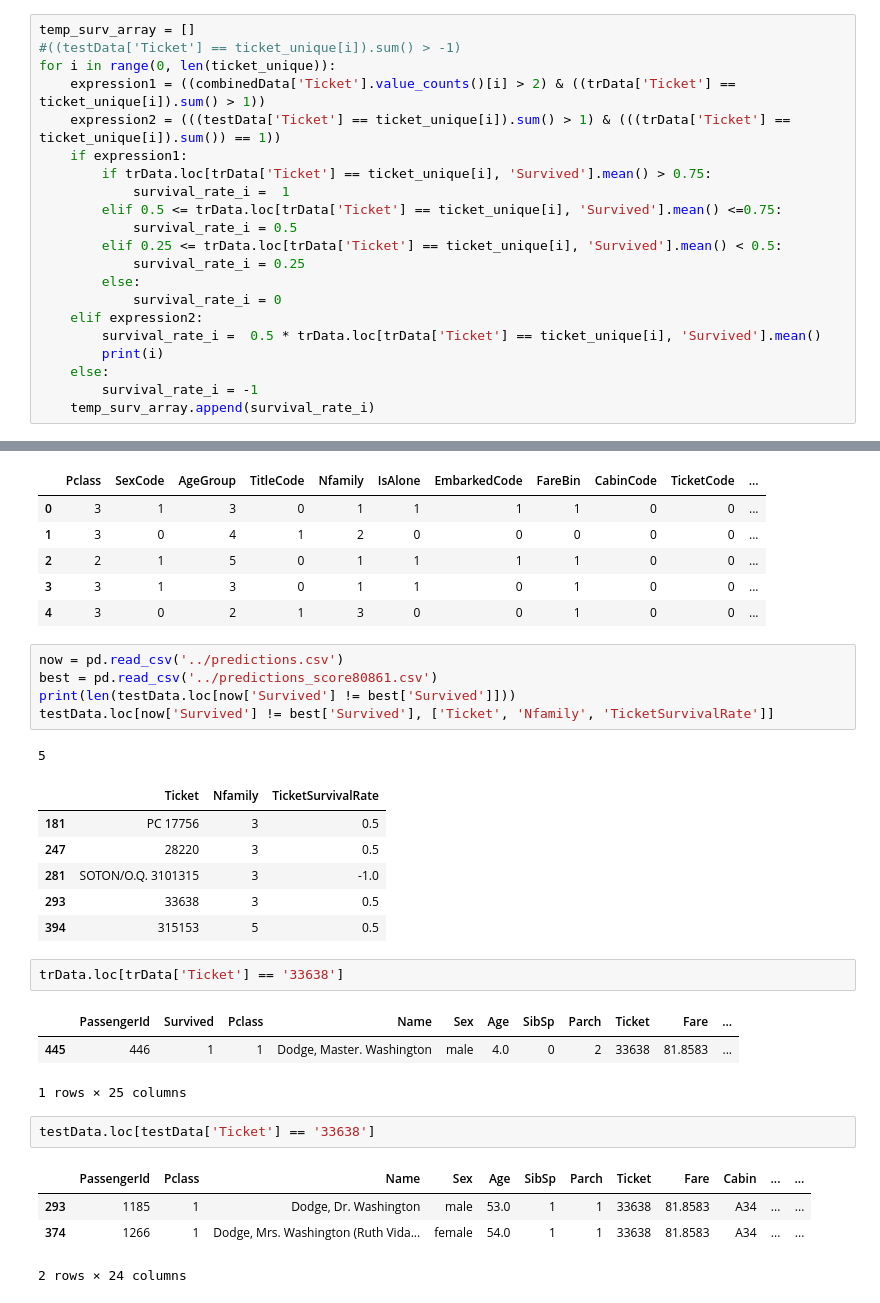
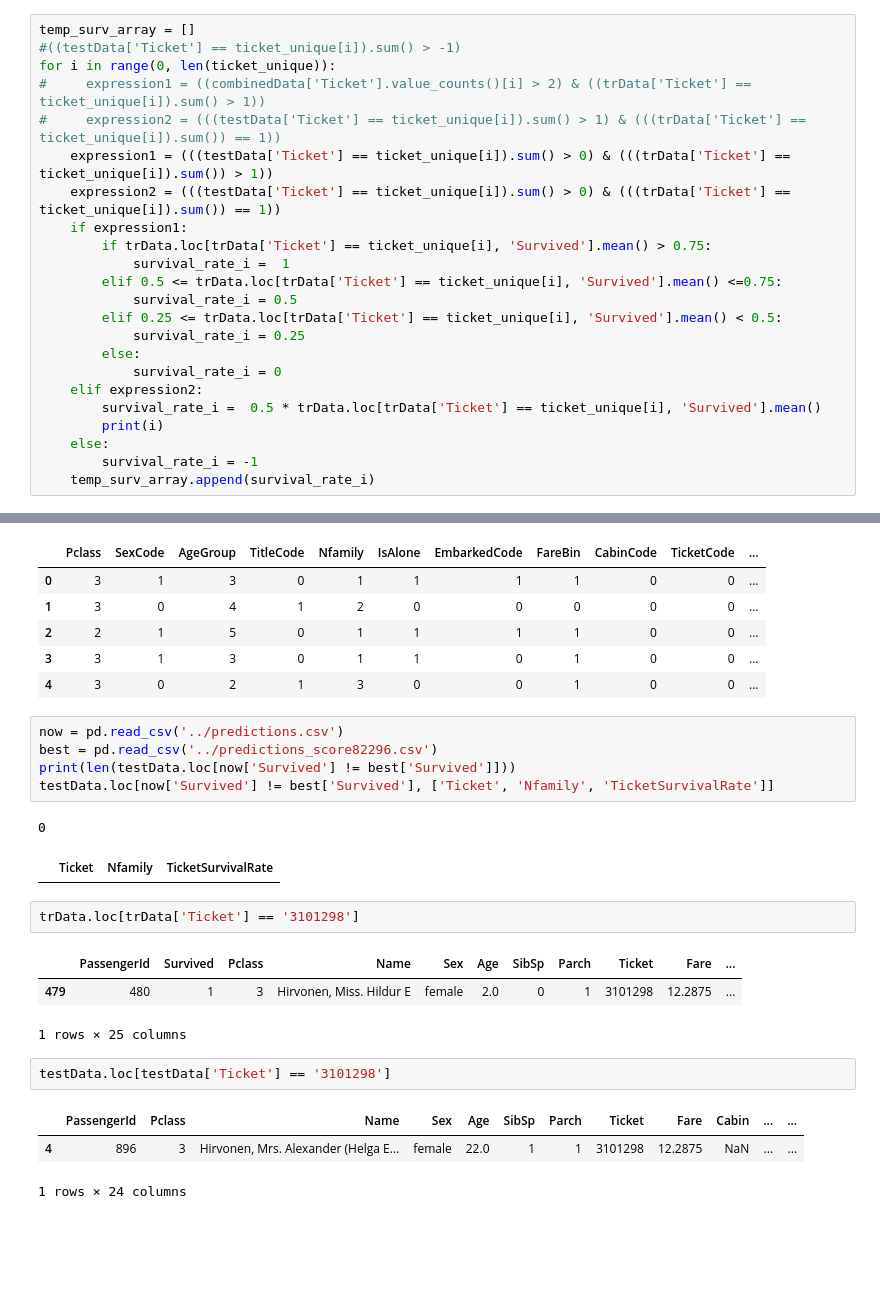
Before and after one commit to hamedrazavi/titanic_survival_prediction_kaggle, a Jupyter notebook: survival_prediction_titanic.ipynb, the cells around one changed output, grey strips where cells are left out. Saved outputs shown, nothing was run; the diff lists cells and outputs as text; blank space fills up the shorter version.

```diff
--- a/survival_prediction_titanic.ipynb
+++ b/survival_prediction_titanic.ipynb
@@ -249,8 +249,10 @@ ticket_unique = combinedData['Ticket'].value_counts().index
 temp_surv_array = []
 #((testData['Ticket'] == ticket_unique[i]).sum() > -1)
 for i in range(0, len(ticket_unique)):
-    expression1 = ((combinedData['Ticket'].value_counts()[i] > 2) & ((trData['Ticket'] == ticket_unique[i]).sum() > 1))
-    expression2 = (((testData['Ticket'] == ticket_unique[i]).sum() > 1) & (((trData['Ticket'] == ticket_unique[i]).sum()) == 1))
+#     expression1 = ((combinedData['Ticket'].value_counts()[i] > 2) & ((trData['Ticket'] == ticket_unique[i]).sum() > 1))
+#     expression2 = (((testData['Ticket'] == ticket_unique[i]).sum() > 1) & (((trData['Ticket'] == ticket_unique[i]).sum()) == 1))
+    expression1 = (((testData['Ticket'] == ticket_unique[i]).sum() > 0) & (((trData['Ticket'] == ticket_unique[i]).sum()) > 1))
+    expression2 = (((testData['Ticket'] == ticket_unique[i]).sum() > 0) & (((trData['Ticket'] == ticket_unique[i]).sum()) == 1))
     if expression1:
         if trData.loc[trData['Ticket'] == ticket_unique[i], 'Survived'].mean() > 0.75:
             survival_rate_i =  1
@@ -846,30 +853,24 @@ testDataTemp.head()
 | 4 | 3 | 0 | 2 | 1 | 3 | 0 | 0 | 1 | 0 | 0 | ... |
 # %%
 now = pd.read_csv('../predictions.csv')
-best = pd.read_csv('../predictions_score80861.csv')
+best = pd.read_csv('../predictions_score82296.csv')
 print(len(testData.loc[now['Survived'] != best['Survived']]))
 testData.loc[now['Survived'] != best['Survived'], ['Ticket', 'Nfamily', 'TicketSurvivalRate']]
 # %% [output]
-5
+0
 |  | Ticket | Nfamily | TicketSurvivalRate |
-| 181 | PC 17756 | 3 | 0.5 |
-| 247 | 28220 | 3 | 0.5 |
-| 281 | SOTON/O.Q. 3101315 | 3 | -1.0 |
-| 293 | 33638 | 3 | 0.5 |
-| 394 | 315153 | 5 | 0.5 |
 # %%
-trData.loc[trData['Ticket'] == '33638']
+trData.loc[trData['Ticket'] == '3101298']
 # %% [output]
 |  | PassengerId | Survived | Pclass | Name | Sex | Age | SibSp | Parch | Ticket | Fare | ... |
-| 445 | 446 | 1 | 1 | Dodge, Master. Washington | male | 4.0 | 0 | 2 | 33638 | 81.8583 | ... |
+| 479 | 480 | 1 | 3 | Hirvonen, Miss. Hildur E | female | 2.0 | 0 | 1 | 3101298 | 12.2875 | ... |
 1 rows × 25 columns
 # %%
-testData.loc[testData['Ticket'] == '33638']
+testData.loc[testData['Ticket'] == '3101298']
 # %% [output]
 |  | PassengerId | Pclass | Name | Sex | Age | SibSp | Parch | Ticket | Fare | Cabin | ... | ... |
-| 293 | 1185 | 1 | Dodge, Dr. Washington | male | 53.0 | 1 | 1 | 33638 | 81.8583 | A34 | ... | ... |
-| 374 | 1266 | 1 | Dodge, Mrs. Washington (Ruth Vida... | female | 54.0 | 1 | 1 | 33638 | 81.8583 | A34 | ... | ... |
+| 4 | 896 | 3 | Hirvonen, Mrs. Alexander (Helga E... | female | 22.0 | 1 | 1 | 3101298 | 12.2875 | NaN | ... | ... |
-2 rows × 24 columns
+1 rows × 24 columns
 # %%
 yPredict.loc[now['Survived'] != best['Survived']]
 # %% [output]
```
Also changed, not shown: parts of 18 cells of this notebook.
